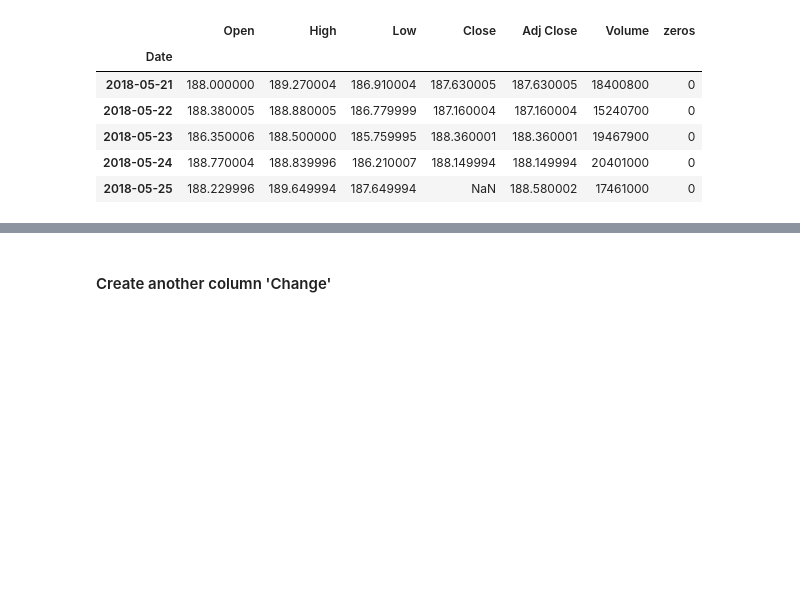
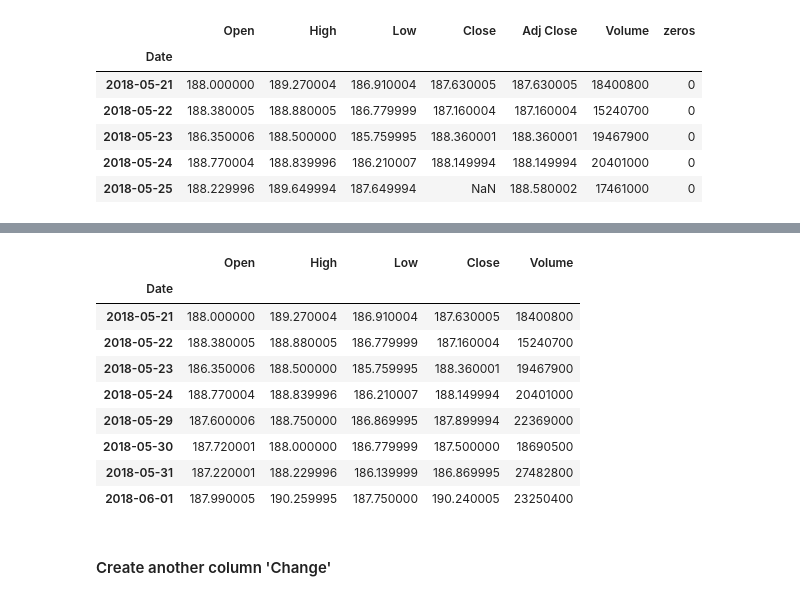
Before and after one commit to ggkrishna/py_course, a Jupyter notebook: Pandas1.ipynb, the cells around one changed output, grey strips where cells are left out. Drawn from its saved outputs; the diff is of its cells as text; code cells hidden in the pictures; blank space fills up the shorter version.

```diff
--- a/Pandas1.ipynb
+++ b/Pandas1.ipynb
@@ -628,3 +672,16 @@ df2.head()  # what the above did is just returned an object after dropping but c
+# %%
+df2.head(8)
+# %% [output]
+|  | Open | High | Low | Close | Volume |
+| Date |  |  |  |  |  |
+| 2018-05-21 | 188.000000 | 189.270004 | 186.910004 | 187.630005 | 18400800 |
+| 2018-05-22 | 188.380005 | 188.880005 | 186.779999 | 187.160004 | 15240700 |
+| 2018-05-23 | 186.350006 | 188.500000 | 185.759995 | 188.360001 | 19467900 |
+| 2018-05-24 | 188.770004 | 188.839996 | 186.210007 | 188.149994 | 20401000 |
+| 2018-05-29 | 187.600006 | 188.750000 | 186.869995 | 187.899994 | 22369000 |
+| 2018-05-30 | 187.720001 | 188.000000 | 186.779999 | 187.500000 | 18690500 |
+| 2018-05-31 | 187.220001 | 188.229996 | 186.139999 | 186.869995 | 27482800 |
+| 2018-06-01 | 187.990005 | 190.259995 | 187.750000 | 190.240005 | 23250400 |
 # %% [markdown]
 #### Create another column 'Change'
 # %%
```
Also changed, not shown: parts of 26 cells of this notebook, 10 other files.
